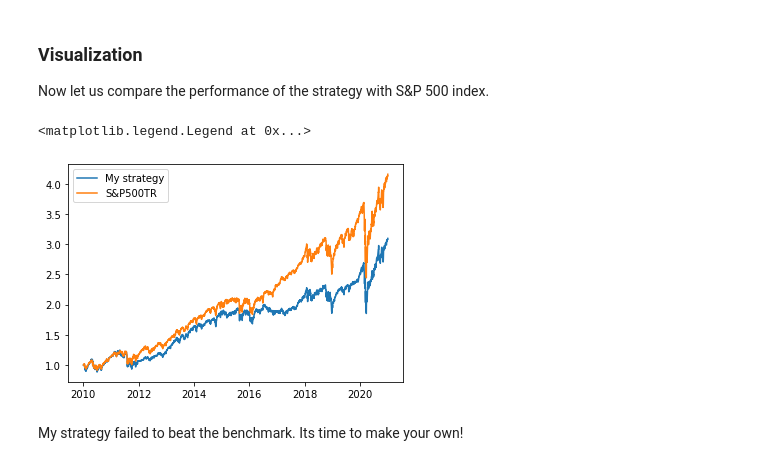
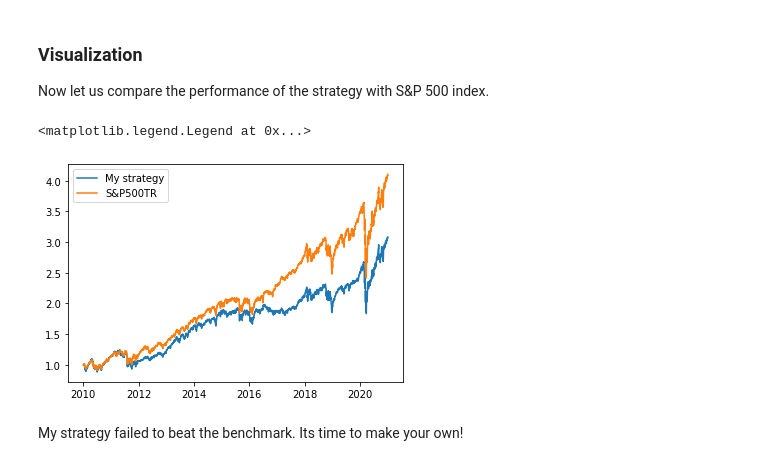
Before and after one commit to QuhiQuhihi/project_quant, a Jupyter notebook: backtest/advanced_manual.ipynb, the cells around one changed output. Cells and saved outputs as stored; diff of their text form; code cells hidden in the pictures.

```diff
--- a/backtest/advanced_manual.ipynb
+++ b/backtest/advanced_manual.ipynb
@@ -34,0 +81,4 @@ ValueError: cannot convert float NaN to integer
+# %%
+# engine = BacktestEngine()
+custom_universe = ['XLY', 'XLP', 'XLE' ,'XLF', 'XLV', 'XLI', 'XLB', 'XLK', 'XLU']
+engine = BacktestEngine(yfinance_list=custom_universe)
@@ -127,6 +219,7 @@ class MomentumWeightGenerator(TargetGenerator):
 # %%
 mtg = MomentumWeightGenerator(engine.cache)
 custom_universe = ['XLY', 'XLP', 'XLE' ,'XLF', 'XLV', 'XLI', 'XLB', 'XLK', 'XLU']
-engine.run_backtest(target_generator=mtg, sdate='2010-01-01', edate='2021-01-01', custom_universe = custom_universe)
+# engine.run_backtest(target_generator=mtg, sdate='2010-01-01', edate='2021-01-01', custom_universe = custom_universe)
+engine.run_backtest(target_generator=mtg, sdate='2010-01-01', edate='2021-01-01')
 # %% [output]
 Backtest period: 2010-01-04 00:00:00 -- 2020-12-31 00:00:00
@@ -137,15 +230,15 @@ Backtest period: 2010-01-04 00:00:00 -- 2020-12-31 00:00:00
 Now let us compare the performance of the strategy with S&P 500 index.
 # %%
 myasset = engine.asset_df.sum(axis=1)
-benchmark = engine.cache['index']['^SP500TR']['closeadj'].loc[myasset.index]
+benchmark = engine.cache['index']['SPY']['closeadj'].loc[myasset.index]
 benchmark = benchmark/benchmark.iloc[0]
 
 plt.plot(myasset)
 plt.plot(benchmark)
 plt.legend(['My strategy', 'S&P500TR'])
 # %% [output]
 <matplotlib.legend.Legend at 0x...>
-[figure, old version]
+[figure, new version]
 # %% [markdown]
 My strategy failed to beat the benchmark. Its time to make your own!
 # %% [markdown]
```
Also changed, not shown: parts of 12 cells of this notebook, 3 other files.
